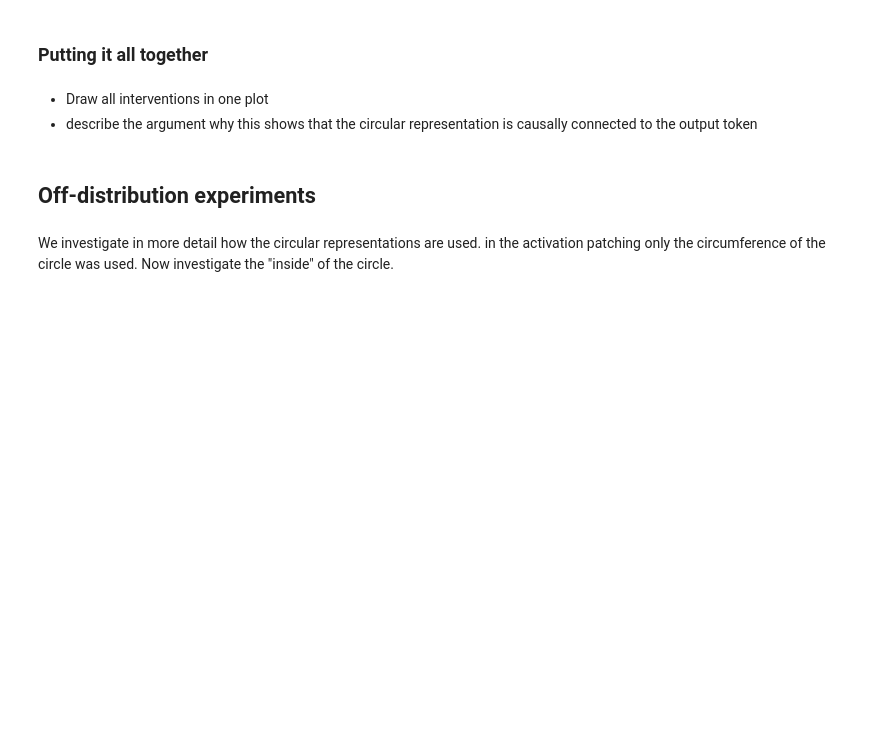
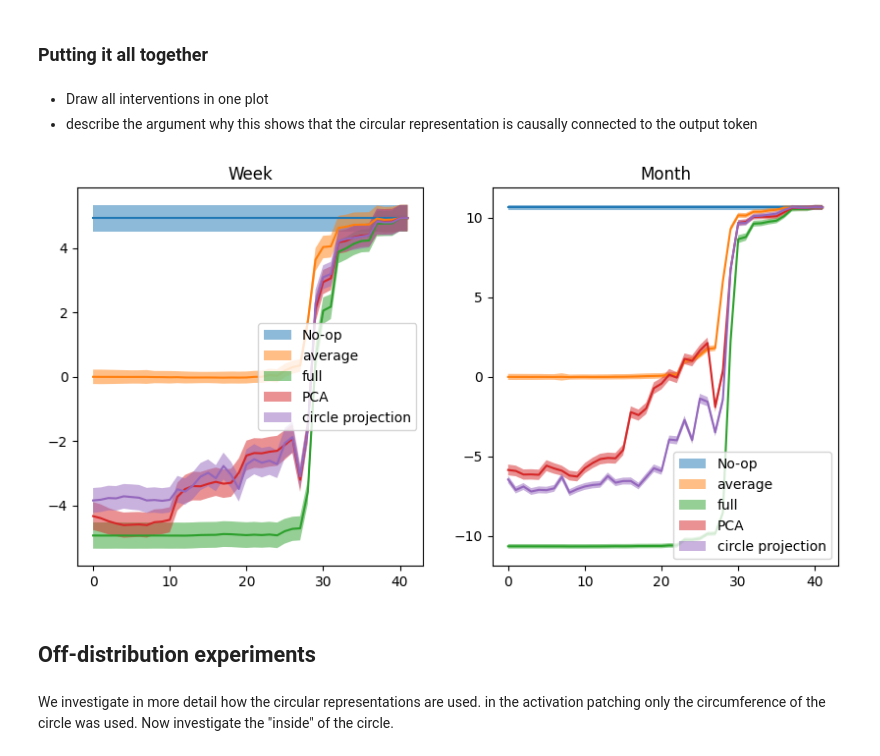
Before and after one commit to derfred/tutorials, a Jupyter notebook: multi_dimensional_features/multi_dimension_features.ipynb, the cells around one changed output. Saved outputs shown, nothing was run; the diff lists cells and outputs as text; code cells hidden in the pictures; blank space fills up the shorter version.

```diff
--- a/multi_dimensional_features/multi_dimension_features.ipynb
+++ b/multi_dimensional_features/multi_dimension_features.ipynb
@@ -979,6 +944,10 @@ np.save("month_average_replace.npy", month_average_replace)
 # %% [markdown]
 * Draw all interventions in one plot
 * describe the argument why this shows that the circular representation is causally connected to the output token
+# %%
+intervention_plot([("average", weekday_average_replace), ("full", weekday_full_replace), ("PCA", weekday_pca_replace), ("circle projection", weekday_circle_replace)], [("average", month_average_replace), ("full", month_full_replace), ("PCA", month_pca_replace), ("circle projection", month_circle_replace)])
+# %% [output]
+[figure, added]
 # %% [markdown]
 ## Off-distribution experiments
 # %% [markdown]
```
Also changed, not shown: parts of 7 cells of this notebook.
